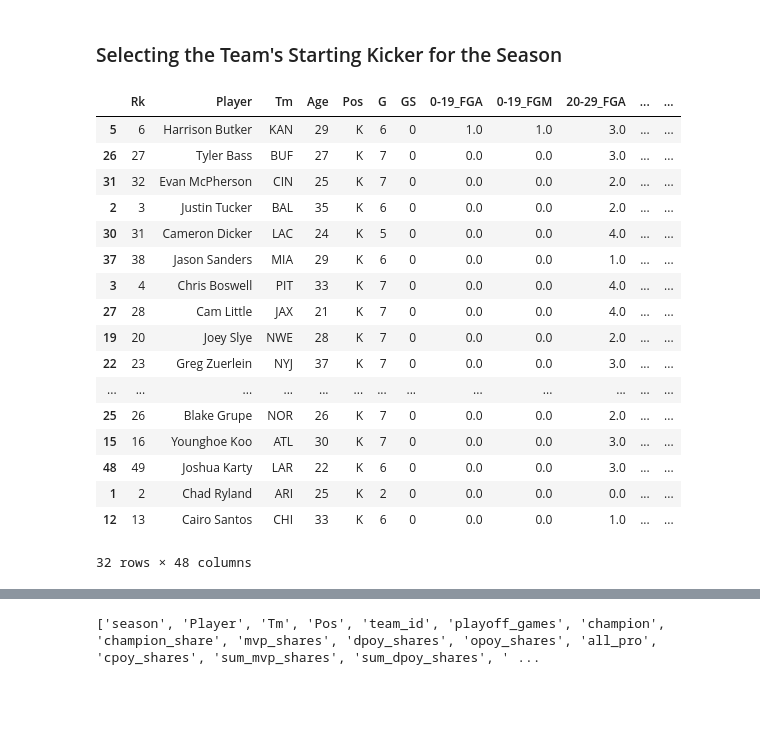
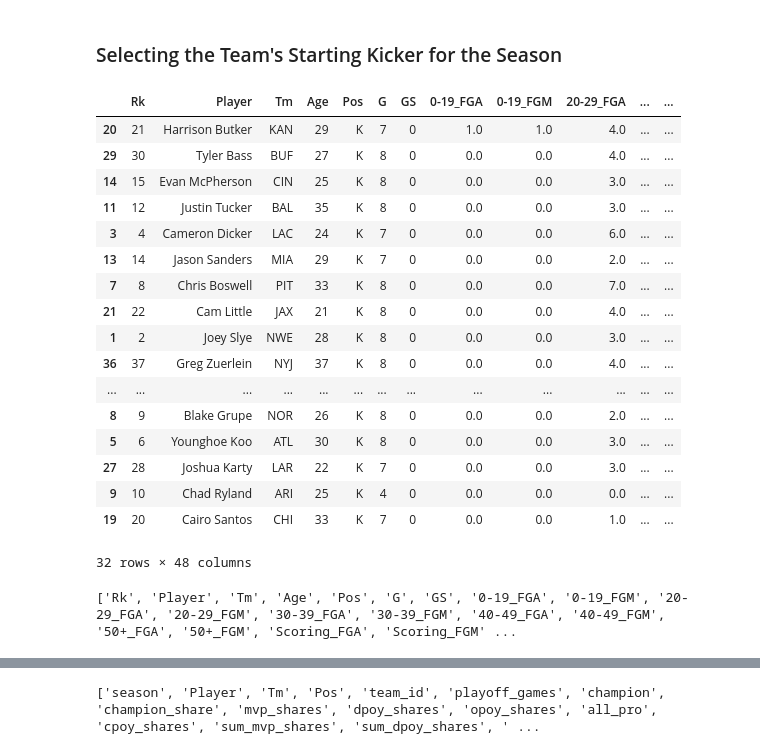
Before and after one commit to allenjake440/NFL_Champion, a Jupyter notebook: nfl_web_scrape/nfl_champ_data.ipynb, the cells around one changed output, grey strips where cells are left out. Drawn from its saved outputs; the diff is of its cells as text; code cells hidden in the pictures; blank space fills up the shorter version.

```diff
--- a/nfl_web_scrape/nfl_champ_data.ipynb
+++ b/nfl_web_scrape/nfl_champ_data.ipynb
@@ -41,3 +38,0 @@ all_team_pso_data = pd.read_csv('all_team_pso_data.csv', encoding="utf-8-sig")
-# %%
-df = pd.read_csv("player_db.csv")
-print(list(df))
@@ -46,19 +38,0 @@ print(list(df))
-# %%
-
-df = df.fillna(0)
-
-exclude_columns = ['season', 'Player', 'Tm', 'Pos', 'team_id', 'won_mvp', 'ns_won_mvp', 'ns_mvp_shares',  'pass_type','def_type','rec_type', 'kick_type', 'rush_type', 'pass_QBrec' ]
-
-reverse_rank_columns = []
-
-for col in df.columns:
-    if col not in exclude_columns:
-        if col in reverse_rank_columns:
-            df[col] = df.groupby('season')[col].rank(method='min', ascending=True)
-        else:
-            df[col] = df.groupby('season')[col].rank(method='min', ascending=False)
-
-df = df.sort_values(by=['season', 'mvp_shares'], ascending=[False, False])
-
-df.to_csv("player_db_rk.csv",index=False, encoding="utf-8-sig")
-print(list(df))
@@ -1121,51 +967,58 @@ all_team_advance_data = all_team_advance_data.merge(average_division_record, on=
 # %%
 # Step 1: Rename the column 'sum_playoff_games' in 'all_coaches_data' before merging -ja
 all_coaches_data = all_coaches_data.rename(columns={'sum_playoff_games': 'sum_coach_playoff_games'})
 
 #list of columns to sum in player_db-ja
 columns_to_sum = [
     'sum_coach_playoff_games'
 ]
 
 #group by 'team_id' and 'season' and sum the specified columns-ja
 all_coaches_data = all_coaches_data.groupby(['team_id', 'season'])[columns_to_sum].sum().reset_index()
 
 #merge the summed columns into unique_df-ja
 all_team_advance_data = all_team_advance_data.merge(
     all_coaches_data,
     on=['team_id', 'season'],
     how='left'
 )
 
 all_team_advance_data = all_team_advance_data.drop_duplicates(subset=['team_id', 'season'])
 
-# Find the index of the rows with the maximum 'sum_playoff_games' for each 'team_id' and 'season' -ja
-max_long_kicks_idx = all_player_kicking_data.groupby(['team_id', 'season'])['GS'].idxmax() #THIS IS CRITERIA TO MAKES THE TEAMS MAIN KICKER (USE MAX LONG KICKS I THINK 'Scoring_Lng', or try 'GS') -ja
+# Sort by 'team_id', 'season', 'G', 'Scoring_FGA', and 'Kickoffs_KOYds' in descending order
+all_player_kicking_data = all_player_kicking_data.sort_values(
+    by=['team_id', 'season', 'G', 'Scoring_FGA', 'Kickoffs_KOYds'],
+    ascending=[True, True, False, False, False]
+)
 
-# Filter the DataFrame using these indices -ja
-top_players_kickers_data = all_player_kicking_data.loc[max_long_kicks_idx]
+# Drop duplicates for each 'team_id' and 'season' after sorting to keep only the main kicker
+top_players_kickers_data = all_player_kicking_data.drop_duplicates(subset=['team_id', 'season'], keep='first')
 
 filtered_df = top_players_kickers_data[top_players_kickers_data['season'] == 2024]
 filtered_df
 # %% [output]
 |  | Rk | Player | Tm | Age | Pos | G | GS | 0-19_FGA | 0-19_FGM | 20-29_FGA | ... | ... |
-| 5 | 6 | Harrison Butker | KAN | 29 | K | 6 | 0 | 1.0 | 1.0 | 3.0 | ... | ... |
-| 26 | 27 | Tyler Bass | BUF | 27 | K | 7 | 0 | 0.0 | 0.0 | 3.0 | ... | ... |
-| 31 | 32 | Evan McPherson | CIN | 25 | K | 7 | 0 | 0.0 | 0.0 | 2.0 | ... | ... |
-| 2 | 3 | Justin Tucker | BAL | 35 | K | 6 | 0 | 0.0 | 0.0 | 2.0 | ... | ... |
-| 30 | 31 | Cameron Dicker | LAC | 24 | K | 5 | 0 | 0.0 | 0.0 | 4.0 | ... | ... |
-| 37 | 38 | Jason Sanders | MIA | 29 | K | 6 | 0 | 0.0 | 0.0 | 1.0 | ... | ... |
-| 3 | 4 | Chris Boswell | PIT | 33 | K | 7 | 0 | 0.0 | 0.0 | 4.0 | ... | ... |
-| 27 | 28 | Cam Little | JAX | 21 | K | 7 | 0 | 0.0 | 0.0 | 4.0 | ... | ... |
-| 19 | 20 | Joey Slye | NWE | 28 | K | 7 | 0 | 0.0 | 0.0 | 2.0 | ... | ... |
-| 22 | 23 | Greg Zuerlein | NYJ | 37 | K | 7 | 0 | 0.0 | 0.0 | 3.0 | ... | ... |
+| 20 | 21 | Harrison Butker | KAN | 29 | K | 7 | 0 | 1.0 | 1.0 | 4.0 | ... | ... |
+| 29 | 30 | Tyler Bass | BUF | 27 | K | 8 | 0 | 0.0 | 0.0 | 4.0 | ... | ... |
+| 14 | 15 | Evan McPherson | CIN | 25 | K | 8 | 0 | 0.0 | 0.0 | 3.0 | ... | ... |
+| 11 | 12 | Justin Tucker | BAL | 35 | K | 8 | 0 | 0.0 | 0.0 | 3.0 | ... | ... |
+| 3 | 4 | Cameron Dicker | LAC | 24 | K | 7 | 0 | 0.0 | 0.0 | 6.0 | ... | ... |
+| 13 | 14 | Jason Sanders | MIA | 29 | K | 7 | 0 | 0.0 | 0.0 | 2.0 | ... | ... |
+| 7 | 8 | Chris Boswell | PIT | 33 | K | 8 | 0 | 0.0 | 0.0 | 7.0 | ... | ... |
+| 21 | 22 | Cam Little | JAX | 21 | K | 8 | 0 | 0.0 | 0.0 | 4.0 | ... | ... |
+| 1 | 2 | Joey Slye | NWE | 28 | K | 8 | 0 | 0.0 | 0.0 | 3.0 | ... | ... |
+| 36 | 37 | Greg Zuerlein | NYJ | 37 | K | 8 | 0 | 0.0 | 0.0 | 4.0 | ... | ... |
 | ... | ... | ... | ... | ... | ... | ... | ... | ... | ... | ... | ... | ... |
-| 25 | 26 | Blake Grupe | NOR | 26 | K | 7 | 0 | 0.0 | 0.0 | 2.0 | ... | ... |
-| 15 | 16 | Younghoe Koo | ATL | 30 | K | 7 | 0 | 0.0 | 0.0 | 3.0 | ... | ... |
-| 48 | 49 | Joshua Karty | LAR | 22 | K | 6 | 0 | 0.0 | 0.0 | 3.0 | ... | ... |
-| 1 | 2 | Chad Ryland | ARI | 25 | K | 2 | 0 | 0.0 | 0.0 | 0.0 | ... | ... |
-| 12 | 13 | Cairo Santos | CHI | 33 | K | 6 | 0 | 0.0 | 0.0 | 1.0 | ... | ... |
+| 8 | 9 | Blake Grupe | NOR | 26 | K | 8 | 0 | 0.0 | 0.0 | 2.0 | ... | ... |
+| 5 | 6 | Younghoe Koo | ATL | 30 | K | 8 | 0 | 0.0 | 0.0 | 3.0 | ... | ... |
+| 27 | 28 | Joshua Karty | LAR | 22 | K | 7 | 0 | 0.0 | 0.0 | 3.0 | ... | ... |
+| 9 | 10 | Chad Ryland | ARI | 25 | K | 4 | 0 | 0.0 | 0.0 | 0.0 | ... | ... |
+| 19 | 20 | Cairo Santos | CHI | 33 | K | 7 | 0 | 0.0 | 0.0 | 1.0 | ... | ... |
 32 rows × 48 columns
+# %%
+print(list(filtered_df))
+# %% [output]
+['Rk', 'Player', 'Tm', 'Age', 'Pos', 'G', 'GS', '0-19_FGA', '0-19_FGM', '20-29_FGA', '20-29_FGM', '30-39_FGA', '30-39_FGM', '40-49_FGA', '40-49_FGM', '50+_FGA', '50+_FGM', 'Scoring_FGA', 'Scoring_FGM' ...
 # %%
 # Filter the DataFrame to include only rows where 'Coach' is 'Pete Carroll' -ja
 kc_kickers = top_players_kickers_data[top_players_kickers_data['Tm'] == 'KAN']
```
Also changed, not shown: parts of 31 cells of this notebook.
